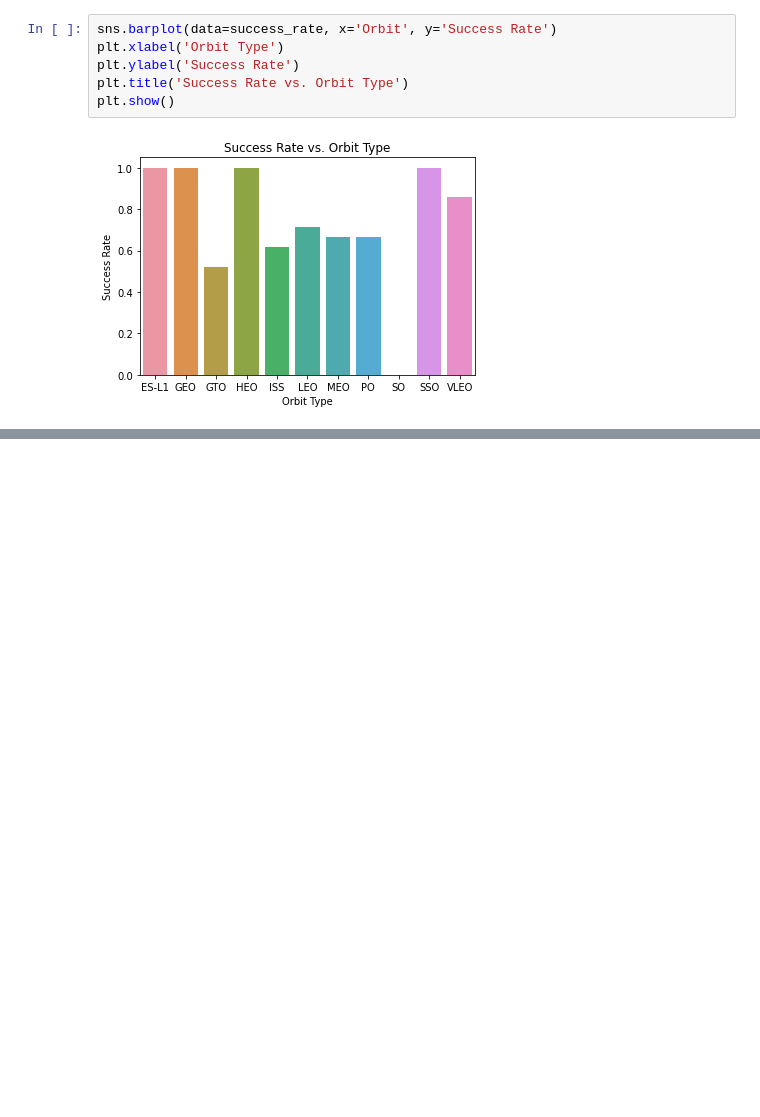
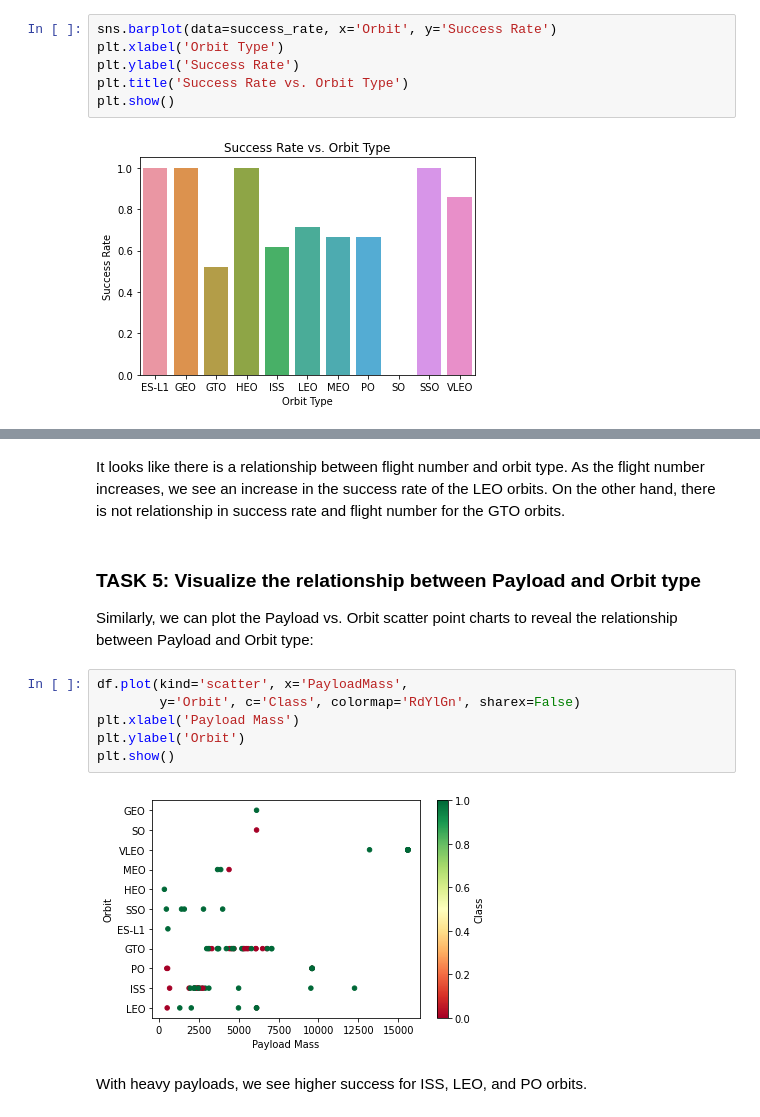
Before and after one commit to achi113s/SpaceY, a Jupyter notebook: 5_EDA_with_Visualizations.ipynb, the cells around one changed output, grey strips where cells are left out. Drawn from its saved outputs; the diff is of its cells as text; blank space fills up the shorter version.

```diff
--- a/5_EDA_with_Visualizations.ipynb
+++ b/5_EDA_with_Visualizations.ipynb
@@ -91,0 +122,16 @@ plt.show()
+# %% [markdown]
+It looks like there is a relationship between flight number and orbit type. As the flight number increases, we see an increase in the success rate of the LEO orbits. On the other hand, there is not relationship in success rate and flight number for the GTO orbits.
+# %% [markdown]
+### TASK  5: Visualize the relationship between Payload and Orbit type
+
+Similarly, we can plot the Payload vs. Orbit scatter point charts to reveal the relationship between Payload and Orbit type:
+# %%
+df.plot(kind='scatter', x='PayloadMass',
+        y='Orbit', c='Class', colormap='RdYlGn', sharex=False)
+plt.xlabel('Payload Mass')
+plt.ylabel('Orbit')
+plt.show()
+# %% [output]
+[figure, added]
+# %% [markdown]
+With heavy payloads, we see higher success for ISS, LEO, and PO orbits.
```
Also changed, not shown: parts of 16 cells of this notebook, 1 other file.
